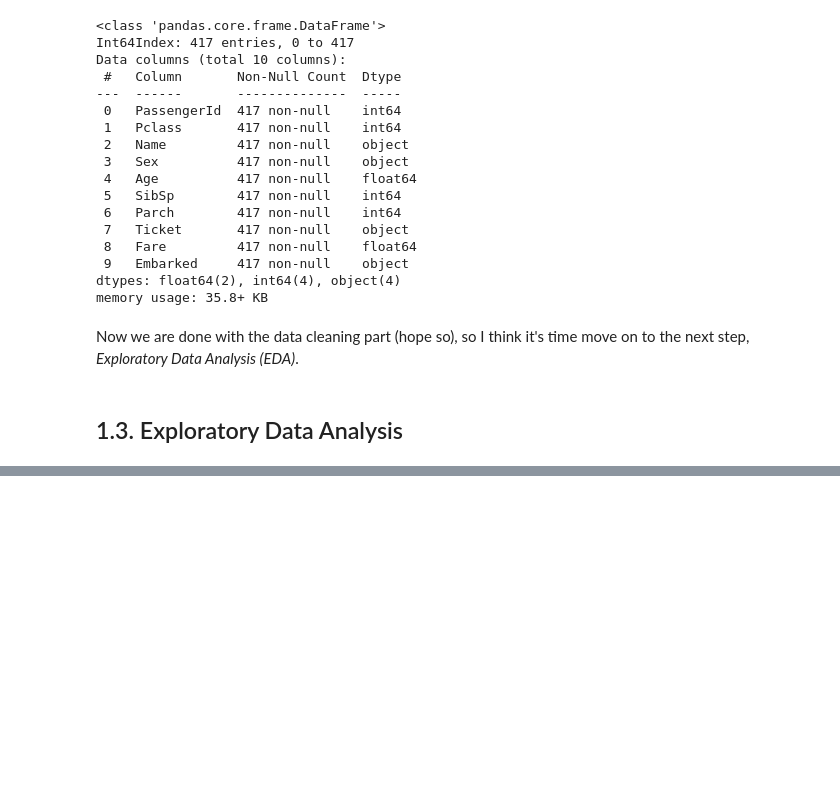
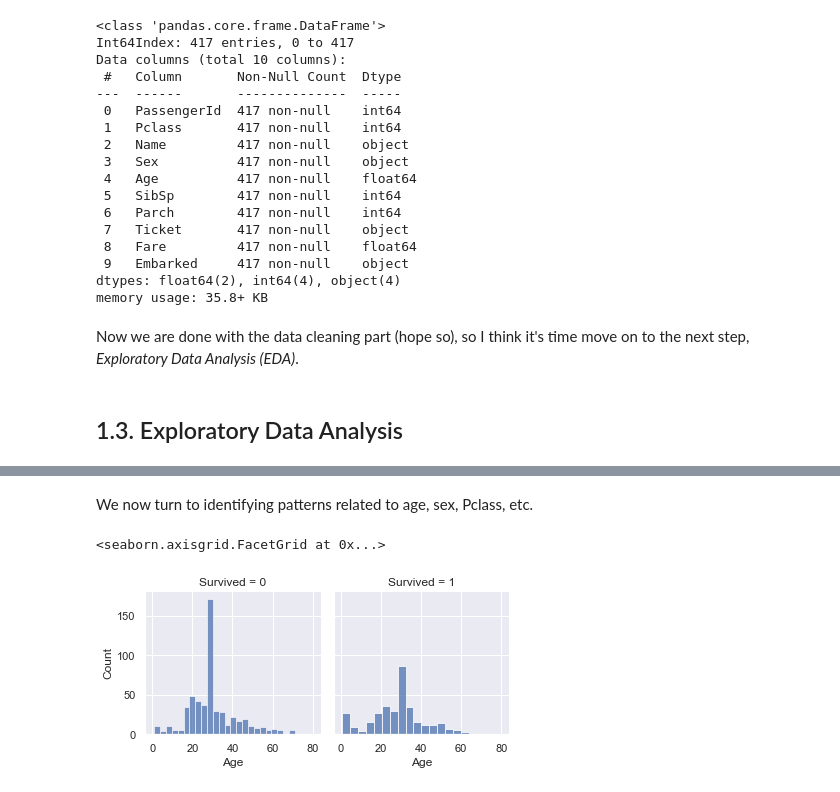
Before and after one commit to Moaaz-Mahmoud/Third-Year-Electrical-Testing-3A, a Jupyter notebook: class-3-data_analysis/titanic/solution.ipynb, the cells around one changed output, grey strips where cells are left out. Saved outputs shown, nothing was run; the diff lists cells and outputs as text; code cells hidden in the pictures; blank space fills up the shorter version.

```diff
--- a/class-3-data_analysis/titanic/solution.ipynb
+++ b/class-3-data_analysis/titanic/solution.ipynb
@@ -294,0 +309,9 @@ Now we are done with the data cleaning part (hope so), so I think it's time move
+# %% [markdown]
+We now turn to identifying patterns related to age, sex, Pclass, etc.
+# %%
+# Age
+g = sns.FacetGrid(df_train, col='Survived')
+g.map(sns.histplot, 'Age')
+# %% [output]
+<seaborn.axisgrid.FacetGrid at 0x...>
+[figure, added]
```
Also changed, not shown: parts of 8 cells of this notebook.
